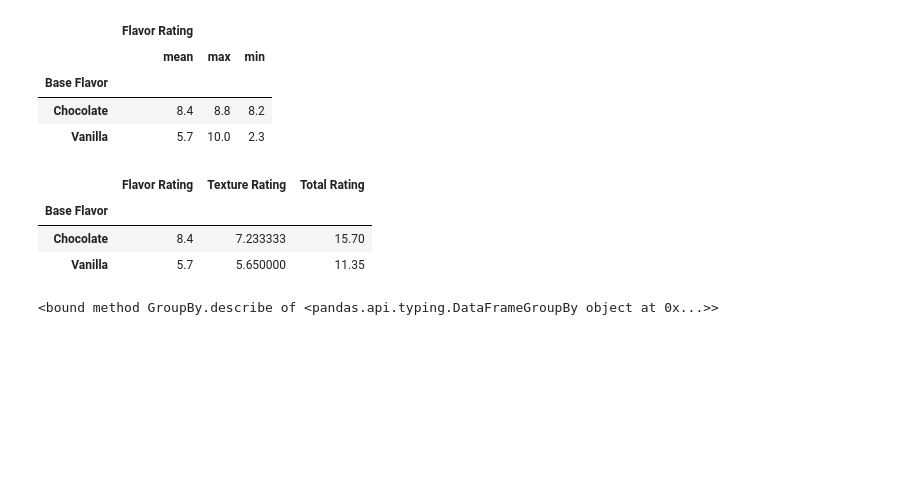
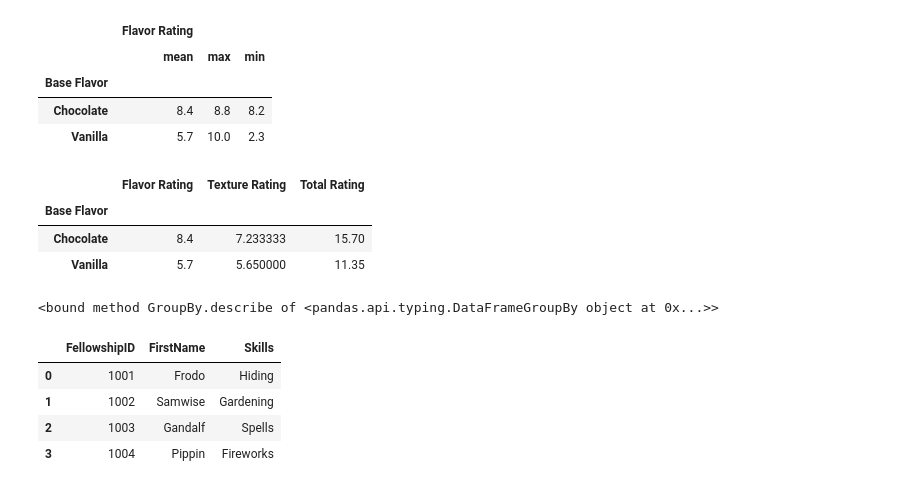
Before and after one commit to kirollos123/data_cleaning, a Jupyter notebook: pandas/cleaning_data.ipynb, the cells around one changed output. Cells and saved outputs as stored; diff of their text form; code cells hidden in the pictures; blank space fills up the shorter version.

```diff
--- a/pandas/cleaning_data.ipynb
+++ b/pandas/cleaning_data.ipynb
@@ -600,3 +600,14 @@ df.groupby('Base Flavor')[[
 ]].describe
 # %% [output]
 <bound method GroupBy.describe of <pandas.api.typing.DataFrameGroupBy object at 0x...>>
+# %%
+import pandas as pd
+df = pd.read_csv(r"/home/kirollos/data cleaning/pandas/LOTR.csv")
+# %%
+df
+# %% [output]
+|  | FellowshipID | FirstName | Skills |
+| 0 | 1001 | Frodo | Hiding |
+| 1 | 1002 | Samwise | Gardening |
+| 2 | 1003 | Gandalf | Spells |
+| 3 | 1004 | Pippin | Fireworks |
```
Also changed, not shown: parts of 4 cells of this notebook.
